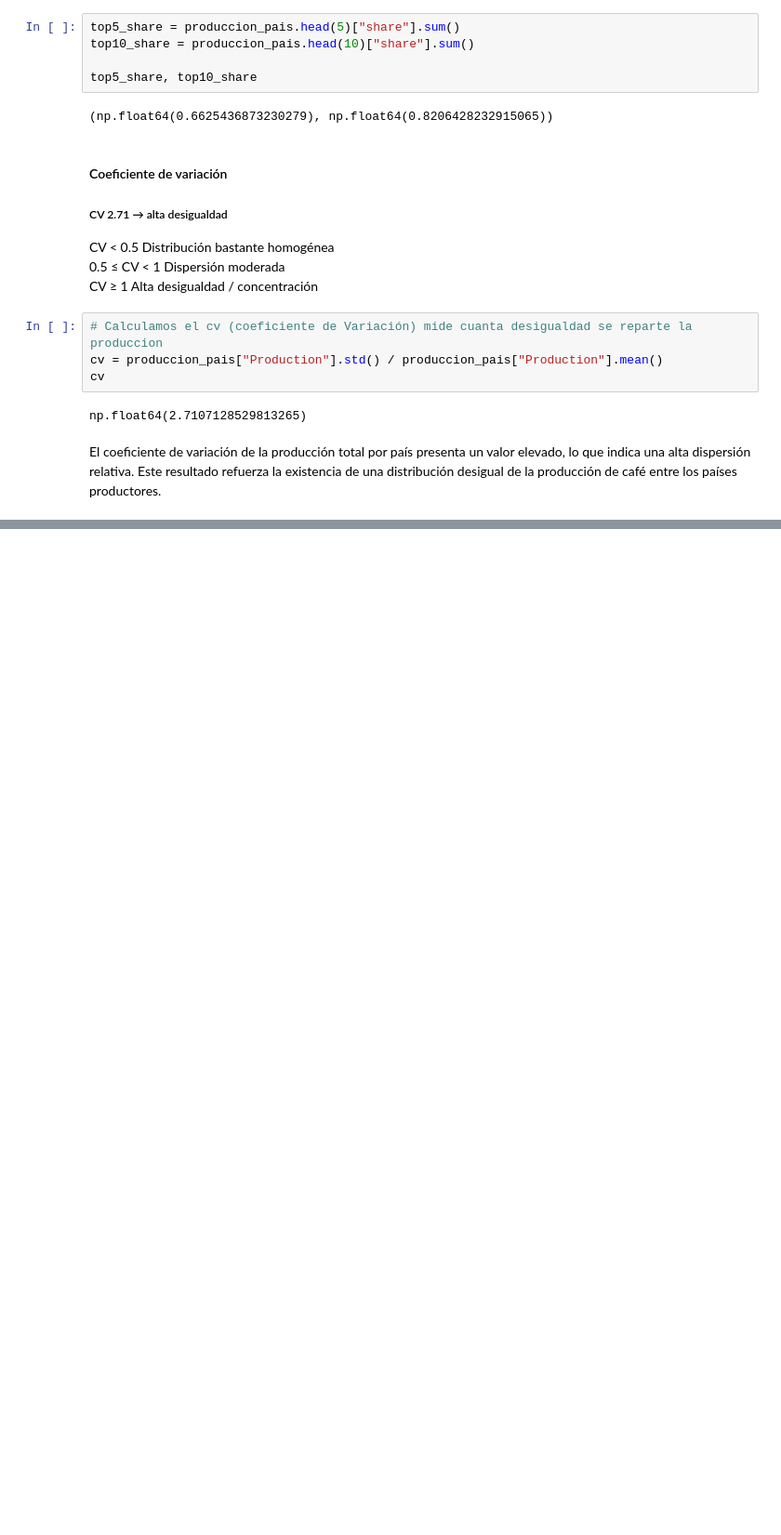
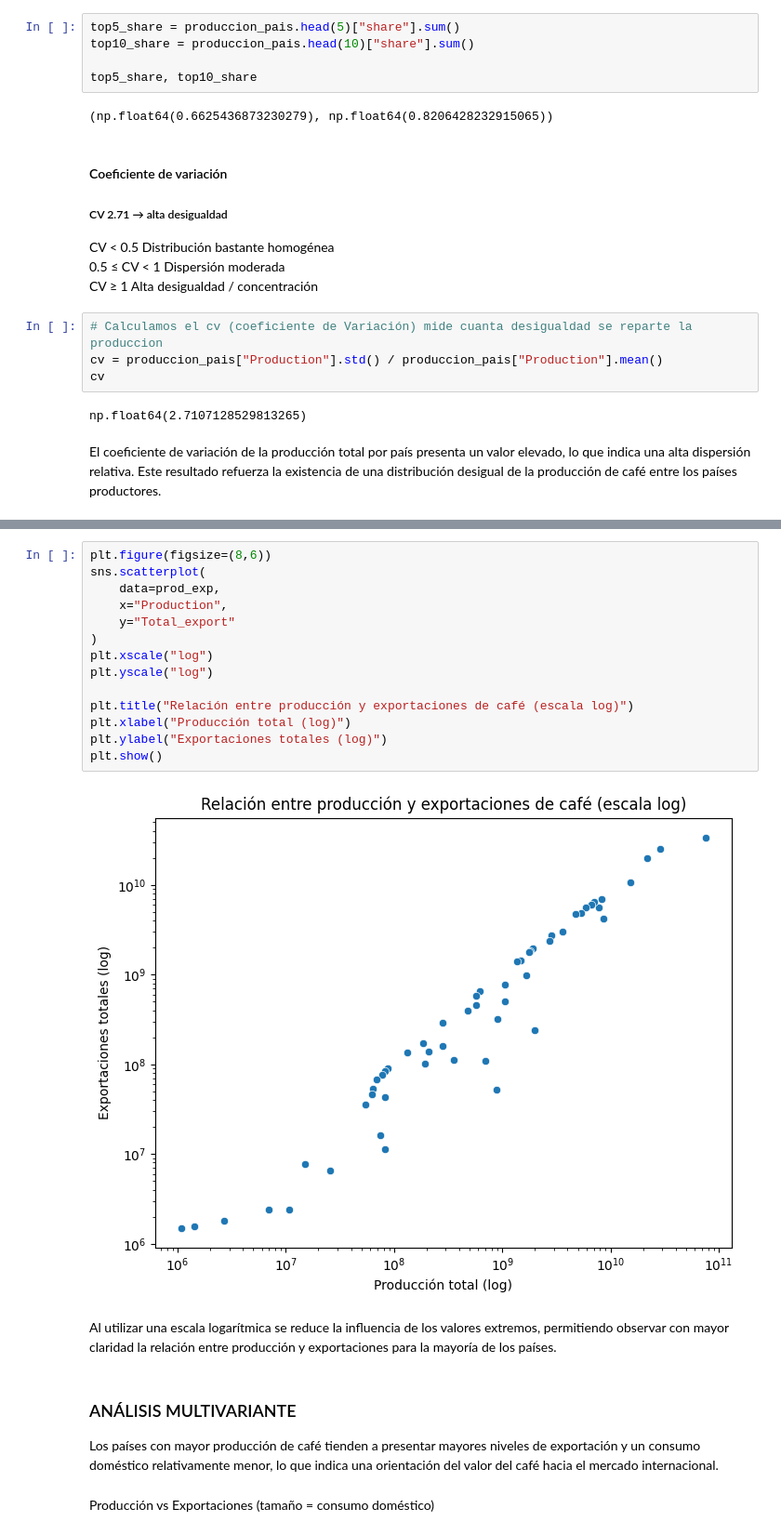
Before and after one commit to lucia-luzuriaga/EDA_Consumo_cafe, a Jupyter notebook: Analisis_Production_H1.ipynb, the cells around one changed output, grey strips where cells are left out. Shown at 93% size. Cells and saved outputs as stored; diff of their text form; blank space fills up the shorter version.

```diff
--- a/Analisis_Production_H1.ipynb
+++ b/Analisis_Production_H1.ipynb
@@ -171,0 +395,23 @@ El coeficiente de variación de la producción total por país presenta un valor
+# %%
+plt.figure(figsize=(8,6))
+sns.scatterplot(
+    data=prod_exp,
+    x="Production",
+    y="Total_export"
+)
+plt.xscale("log")
+plt.yscale("log")
+
+plt.title("Relación entre producción y exportaciones de café (escala log)")
+plt.xlabel("Producción total (log)")
+plt.ylabel("Exportaciones totales (log)")
+plt.show()
+# %% [output]
+[figure, added]
+# %% [markdown]
+Al utilizar una escala logarítmica se reduce la influencia de los valores extremos, permitiendo observar con mayor claridad la relación entre producción y exportaciones para la mayoría de los países.
+# %% [markdown]
+### ANÁLISIS MULTIVARIANTE
+Los países con mayor producción de café tienden a presentar mayores niveles de exportación y un consumo doméstico relativamente menor, lo que indica una orientación del valor del café hacia el mercado internacional.
+# %% [markdown]
+Producción vs Exportaciones (tamaño = consumo doméstico)
```
Also changed, not shown: parts of 32 cells of this notebook.
